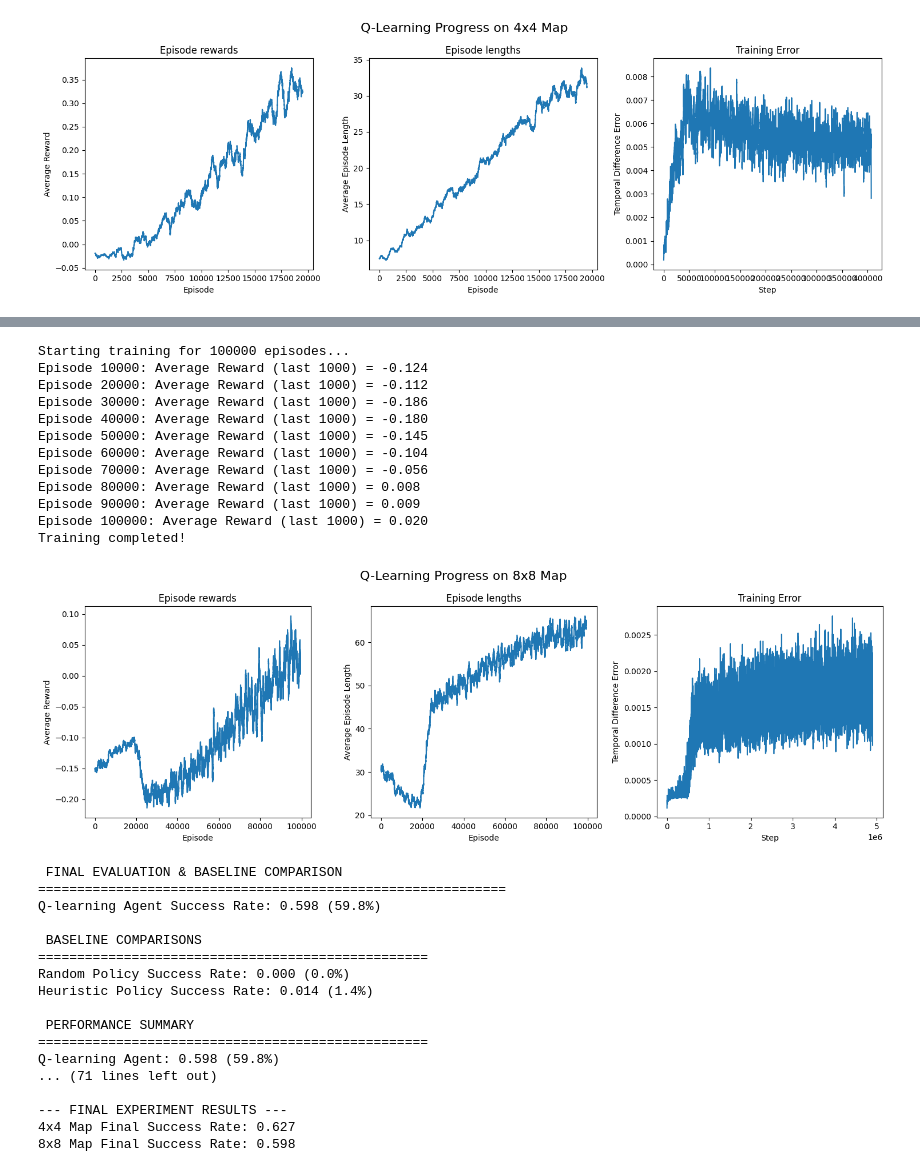
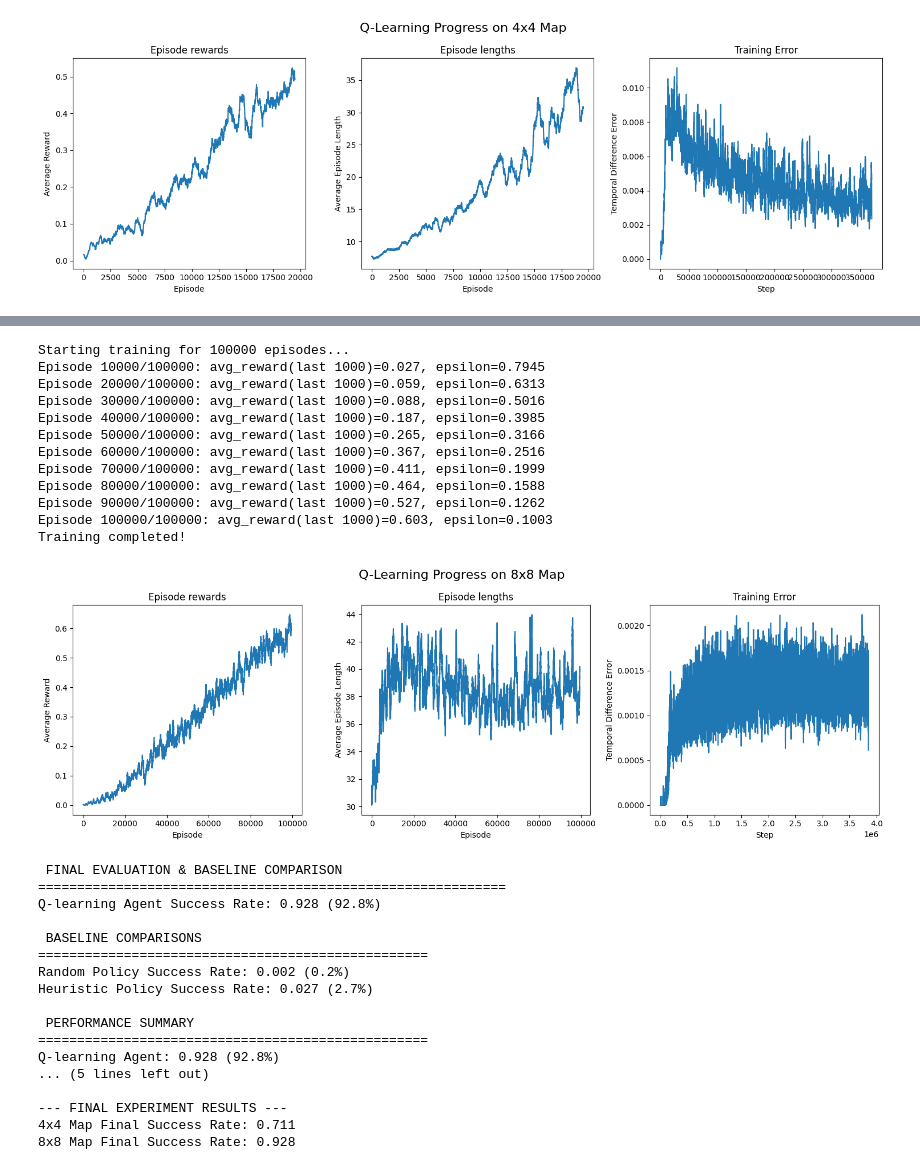
Before and after one commit to maxfinanger/ACIT4610-Exam-Group1, a Jupyter notebook: Problem-5/main.ipynb, the cells around one changed output, grey strips where cells are left out. Cells and saved outputs as stored; diff of their text form; code cells hidden in the pictures.

Commit message:
Fixes and improvements in reinforcement learning

```diff
--- a/Problem-5/main.ipynb
+++ b/Problem-5/main.ipynb
@@ -214,7 +215,7 @@ def run_experiment(map_name: str, map_config: dict, training_params: dict, agent
     # 1. Environment Setup
 
     # Extracting the 4 elemtn reward schedule from the map_config
-    goal_reward, hole_reward, frozen_reward, step_penalty = map_config.get("reward_schedule", (1, 0, 0, -0.01))
+    goal_reward, hole_reward, frozen_reward, = map_config.get("reward_schedule", (1, 0, 0, -0.01))
 
     # I created a seperate function to create the gym without the step penality
     gym_config = {
@@ -257,33 +258,43 @@ def run_experiment(map_name: str, map_config: dict, training_params: dict, agent
         episode_reward = 0
         episode_length = 0
 
+        # Running one episode
         while not done:
             action = agent.get_action(obs)
             # Taking a step in the environment with the chosen action
             next_obs, reward, terminated, truncated, info = env.step(action)
             done = terminated or truncated
 
-            # Apply step penalty to encourage shorter paths
-            reward += step_penalty
-
+            # Update the agent with the experience
             agent.update(obs, action, reward, terminated, next_obs)
 
+            # Update reward and length
             episode_reward += reward
             episode_length += 1
             obs = next_obs
 
+        # Decay epsilon after each episode
         agent.decay_epsilon()
 
         episode_rewards.append(episode_reward)
         episode_lengths.append(episode_length)
 
-        # Print periodic progress: show `progress_updates` evenly-spaced updates
+        # Print periodic progress, show progress_updates evenly-spaced updates
         if (episode + 1) % update_interval == 0 or (episode + 1) == episodes:
             recent_window = min(1000, max(10, episodes // 20))
             recent_window = min(recent_window, len(episode_rewards))
-           # Current Code: Calculates AVERAGE REWARD (which can be negative)
-            recent_success = sum(episode_rewards[-recent_window:]) / max(1, recent_window)
-            print(f"Episode {episode + 1}: Average Reward (last {recent_window}) = {recent_success:.3f}")
+
+            recent_rewards = episode_rewards[-recent_window:] if recent_window > 0 else []
+            # average reward could be negative with step penalty
+            avg_reward = float(np.mean(recent_rewards)) if len(recent_rewards) else 0.0
+            # true success rate in the window (1 if reward>0 else 0)
+            success_rate_window = float(np.mean([1.0 if r > 0 else 0.0 for r in recent_rewards])) if len(recent_rewards) else 0.0
+            avg_length = float(np.mean(episode_lengths[-recent_window:])) if len(episode_lengths) >= 1 else 0.0
+
+            print(
+                f"Episode {episode+1}/{episodes}: avg_reward(last {recent_window})={avg_reward:.3f}, "
+                f"epsilon={agent.epsilon:.4f}"
+            )
 
     print("Training completed!")
 
@@ -333,19 +344,16 @@ def run_experiment(map_name: str, map_config: dict, training_params: dict, agent
     print(f"Random Baseline: {random_success:.3f} ({random_success*100:.1f}%)")
     print(f"Heuristic Baseline: {heuristic_success:.3f} ({heuristic_success*100:.1f}%)")
 
+    # Improvements over baselines
     if random_success > 0:
         print(f"Improvement over Random: {final_success_rate/random_success:.1f}x better")
     if heuristic_success > 0:
         print(f"Improvement over Heuristic: {final_success_rate/heuristic_success:.1f}x better")
 
-    print("\n Q-TABLE ANALYSIS")
-    print("="*30)
-    print(agent.q_table)
-
     env.close()
     return final_success_rate
 # %%
-# Cell 4: Configuration and Sequential Execution (Final, Corrected Logic)
+# Cell 4: Configuration and running the experiments
 
 """
 
@@ -354,8 +362,8 @@ GLOBAL ENVIRONMENT CONFIG
 """
 COMMON_ENV_CONFIG = {
     "is_slippery": True, # Stochastic environment, adds randomness to actions
-    "success_rate": 1.0/3.0, # this is the probality of an action beign succesful in is_slippery mode
-    "reward_schedule": (1, 0, 0, -0.005) # Goal, Hole, Frozen, step penality (Sparse Reward)
+    "success_rate": 2.0/3.0, # this is the probality of an action beign succesful in is_slippery mode (66.6%)
+    "reward_schedule": (1, 0, 0) # Goal, Hole, Frozen, step penality (Sparse Reward)
 }
 
 """
@@ -377,7 +385,7 @@ P_4X4 = {
     'epsilon_decay': 0.99985
 }
 
-# 8x8 is much harder, needs more steps and slower decay
+# 8x8 is much harder to solve, needs more steps and slower decay
 P_8X8 = {
     'EPISODES': 100000,
     'learning_rate': 0.05,
@@ -388,6 +396,7 @@ P_8X8 = {
     'epsilon_decay': 0.999977
 }
 
+# Helper function to extract agent params
 def get_agent_params(all_params):
     """Extracts only the required hyperparameters for the FrozenLakeAgent constructor."""
     return {
@@ -438,4 +447,4 @@ Episode 20000: Average Reward (last 1000) = 0.326
 Training completed!
-[figure, old version]
+[figure, new version]
  FINAL EVALUATION & BASELINE COMPARISON
 ============================================================
@@ -453,35 +462,35 @@ Q-learning Agent: 0.627 (62.7%)
 STARTING EXPERIMENT FOR MAP: 8x8
 ==================================================
 
 Visualizing the 8x8 grid:
 [figure]
 Starting training for 100000 episodes...
-Episode 10000: Average Reward (last 1000) = -0.124
-Episode 20000: Average Reward (last 1000) = -0.112
-Episode 30000: Average Reward (last 1000) = -0.186
-Episode 40000: Average Reward (last 1000) = -0.180
-Episode 50000: Average Reward (last 1000) = -0.145
-Episode 60000: Average Reward (last 1000) = -0.104
-Episode 70000: Average Reward (last 1000) = -0.056
-Episode 80000: Average Reward (last 1000) = 0.008
-Episode 90000: Average Reward (last 1000) = 0.009
-Episode 100000: Average Reward (last 1000) = 0.020
+Episode 10000/100000: avg_reward(last 1000)=0.027, epsilon=0.7945
+Episode 20000/100000: avg_reward(last 1000)=0.059, epsilon=0.6313
+Episode 30000/100000: avg_reward(last 1000)=0.088, epsilon=0.5016
+Episode 40000/100000: avg_reward(last 1000)=0.187, epsilon=0.3985
+Episode 50000/100000: avg_reward(last 1000)=0.265, epsilon=0.3166
+Episode 60000/100000: avg_reward(last 1000)=0.367, epsilon=0.2516
+Episode 70000/100000: avg_reward(last 1000)=0.411, epsilon=0.1999
+Episode 80000/100000: avg_reward(last 1000)=0.464, epsilon=0.1588
+Episode 90000/100000: avg_reward(last 1000)=0.527, epsilon=0.1262
+Episode 100000/100000: avg_reward(last 1000)=0.603, epsilon=0.1003
 Training completed!
-[figure, old version]
+[figure, new version]
  FINAL EVALUATION & BASELINE COMPARISON
 ============================================================
-Q-learning Agent Success Rate: 0.598 (59.8%)
+Q-learning Agent Success Rate: 0.928 (92.8%)
 
  BASELINE COMPARISONS
 ==================================================
-Random Policy Success Rate: 0.000 (0.0%)
-Heuristic Policy Success Rate: 0.014 (1.4%)
+Random Policy Success Rate: 0.002 (0.2%)
+Heuristic Policy Success Rate: 0.027 (2.7%)
 
  PERFORMANCE SUMMARY
 ==================================================
-Q-learning Agent: 0.598 (59.8%)
-... (71 lines left out)
+Q-learning Agent: 0.928 (92.8%)
+... (5 lines left out)
 
 --- FINAL EXPERIMENT RESULTS ---
-4x4 Map Final Success Rate: 0.627
-8x8 Map Final Success Rate: 0.598
+4x4 Map Final Success Rate: 0.711
+8x8 Map Final Success Rate: 0.928
```
Also changed, not shown: parts of 2 cells of this notebook, 1 other file.
